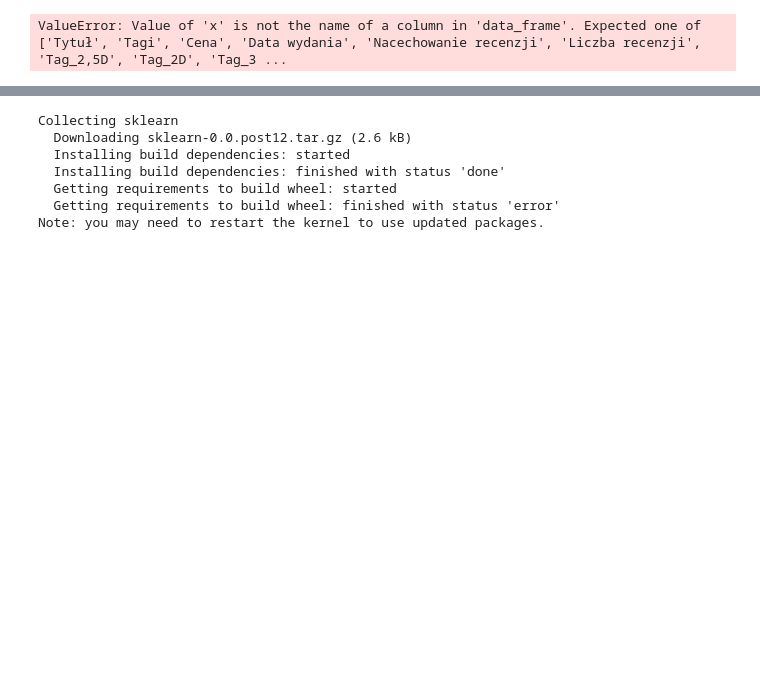
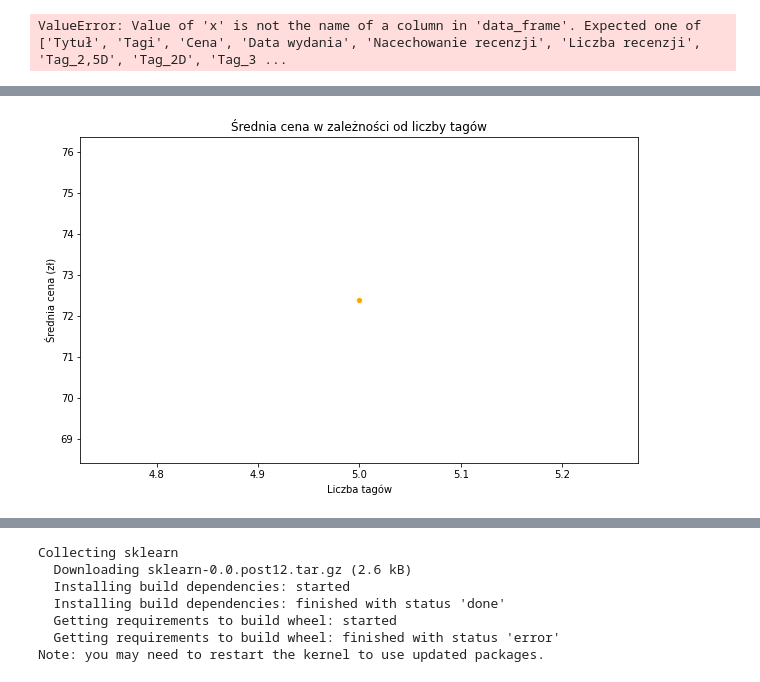
Before and after one commit to Adam17c/pad, a Jupyter notebook: projekt_v1.ipynb, the cells around one changed output, grey strips where cells are left out. Cells and saved outputs as stored; diff of their text form; code cells hidden in the pictures; blank space fills up the shorter version.

```diff
--- a/projekt_v1.ipynb
+++ b/projekt_v1.ipynb
@@ -712,0 +842,16 @@ fig.show()
+# %%
+# Obliczanie liczby tagów dla każdej gry
+df['Liczba tagów'] = df['Tagi'].apply(lambda x: len(x.split(', ')))
+
+# Średnia cena w zależności od liczby tagów
+avg_price_by_tags = df.groupby('Liczba tagów')['Cena'].mean()
+
+# Wizualizacja: linia pokazująca zależność liczby tagów od ceny
+plt.figure(figsize=(10, 6))
+sns.lineplot(x=avg_price_by_tags.index, y=avg_price_by_tags.values, marker='o', color='orange')
+plt.title('Średnia cena w zależności od liczby tagów')
+plt.xlabel('Liczba tagów')
+plt.ylabel('Średnia cena (zł)')
+plt.show()
+# %% [output]
+[figure, added]
```
Also changed, not shown: parts of 22 cells of this notebook.
